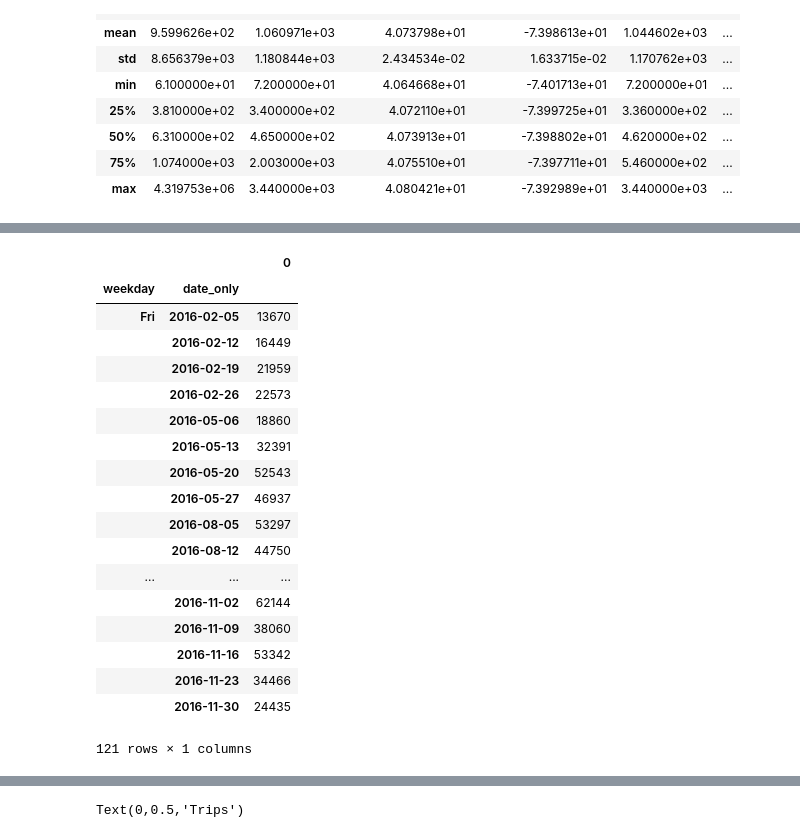
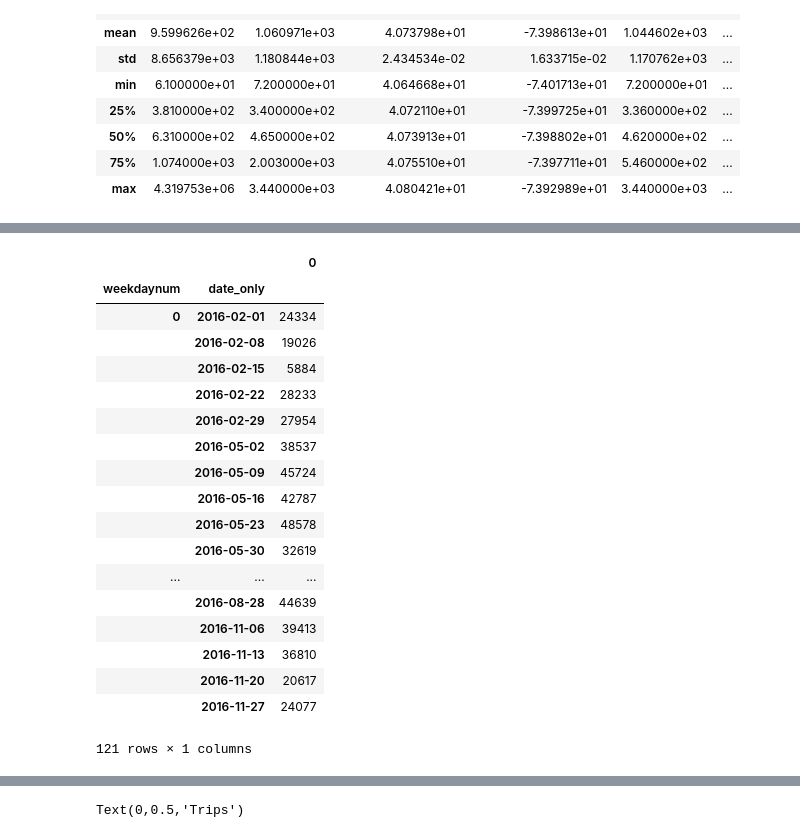
Before and after one commit to meiguan/PUI2018_yg833, a Jupyter notebook: HW8_yg833/Assignment_2_Citibikes_final.ipynb, the cells around one changed output, grey strips where cells are left out. Drawn from its saved outputs; the diff is of its cells as text; code cells hidden in the pictures.

```diff
--- a/HW8_yg833/Assignment_2_Citibikes_final.ipynb
+++ b/HW8_yg833/Assignment_2_Citibikes_final.ipynb
@@ -227,25 +227,25 @@ array([datetime.date(2016, 2, 1), datetime.date(2016, 2, 2),
 # %%
 #checkout the size of each date and within each weekday
-pd.DataFrame(citidf[['weekday', 'date_only']].groupby(['weekday', 'date_only']).size())
+pd.DataFrame(citidf[['weekdaynum', 'date_only']].groupby(['weekdaynum', 'date_only']).size())
 # %% [output]
 |  |  | 0 |
-| weekday | date_only |  |
-| Fri | 2016-02-05 | 13670 |
-|  | 2016-02-12 | 16449 |
-|  | 2016-02-19 | 21959 |
-|  | 2016-02-26 | 22573 |
-|  | 2016-05-06 | 18860 |
-|  | 2016-05-13 | 32391 |
-|  | 2016-05-20 | 52543 |
-|  | 2016-05-27 | 46937 |
-|  | 2016-08-05 | 53297 |
-|  | 2016-08-12 | 44750 |
+| weekdaynum | date_only |  |
+| 0 | 2016-02-01 | 24334 |
+|  | 2016-02-08 | 19026 |
+|  | 2016-02-15 | 5884 |
+|  | 2016-02-22 | 28233 |
+|  | 2016-02-29 | 27954 |
+|  | 2016-05-02 | 38537 |
+|  | 2016-05-09 | 45724 |
+|  | 2016-05-16 | 42787 |
+|  | 2016-05-23 | 48578 |
+|  | 2016-05-30 | 32619 |
 | ... | ... | ... |
-|  | 2016-11-02 | 62144 |
-|  | 2016-11-09 | 38060 |
-|  | 2016-11-16 | 53342 |
-|  | 2016-11-23 | 34466 |
-|  | 2016-11-30 | 24435 |
+|  | 2016-08-28 | 44639 |
+|  | 2016-11-06 | 39413 |
+|  | 2016-11-13 | 36810 |
+|  | 2016-11-20 | 20617 |
+|  | 2016-11-27 | 24077 |
 121 rows × 1 columns
 # %%
 #make into a new dataframe to graph all days
```
Also changed, not shown: parts of 25 cells of this notebook.
